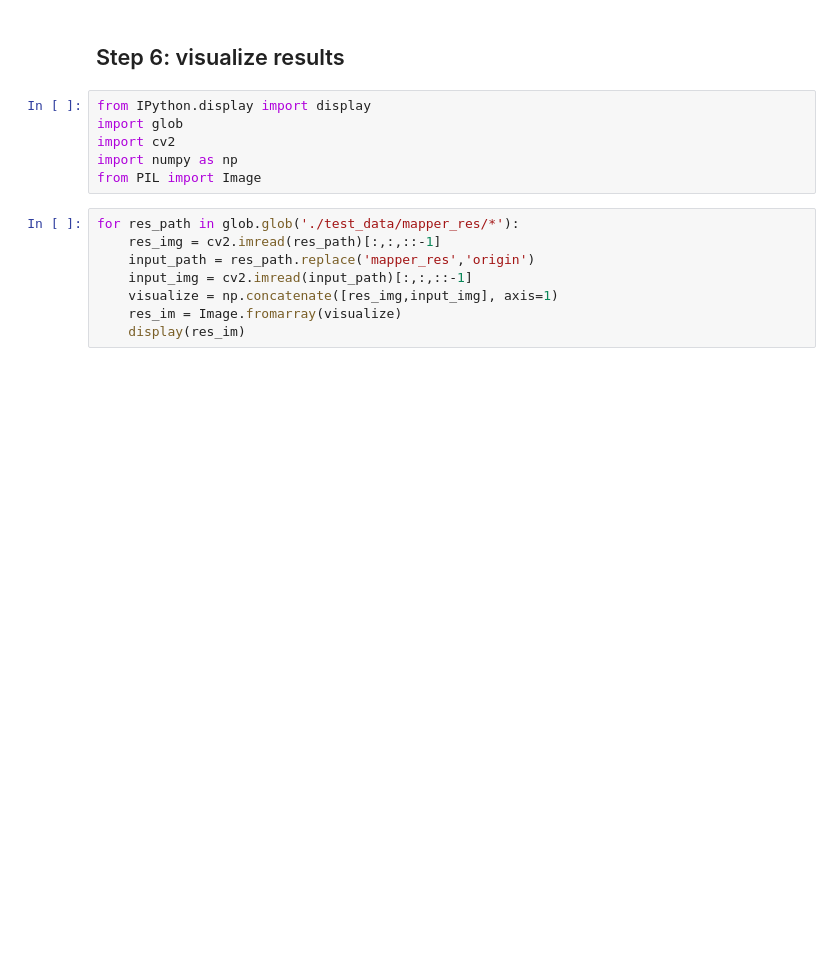
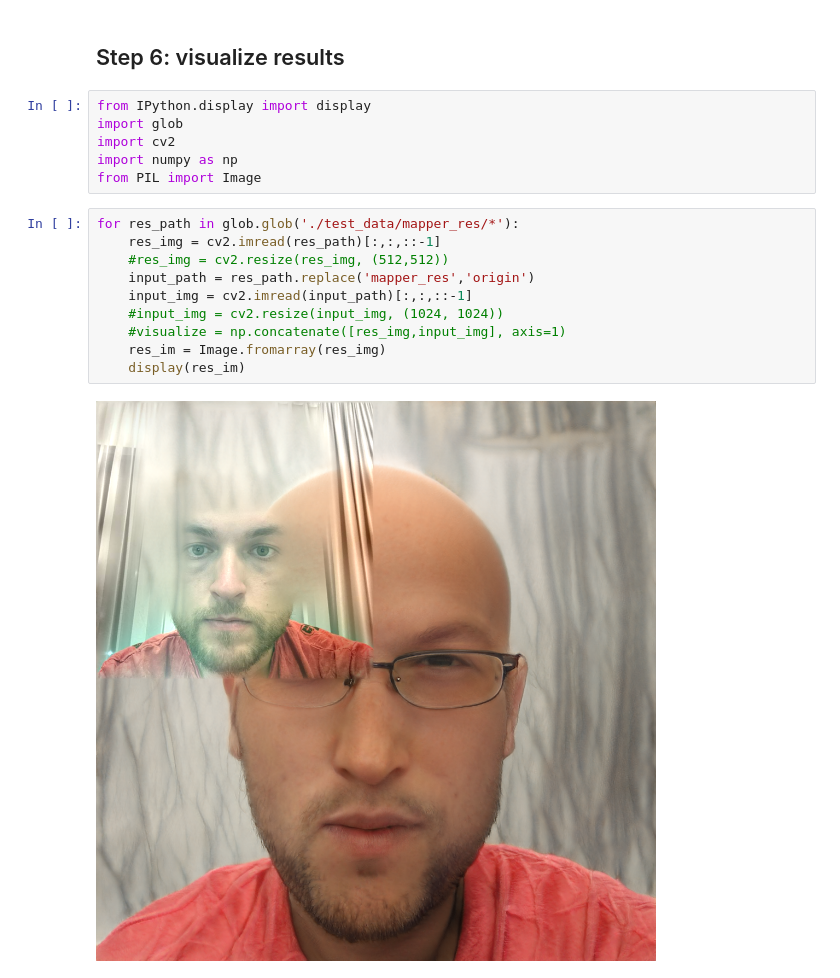
Before and after one commit to Lunatik-006/HairMapper, a Jupyter notebook: notebooks/HairMapper.ipynb, the cells around one changed output. Saved outputs shown, nothing was run; the diff lists cells and outputs as text; blank space fills up the shorter version.

```diff
--- a/notebooks/HairMapper.ipynb
+++ b/notebooks/HairMapper.ipynb
@@ -360,8 +374,12 @@ from PIL import Image
 # %%
 for res_path in glob.glob('./test_data/mapper_res/*'):
     res_img = cv2.imread(res_path)[:,:,::-1]
+    #res_img = cv2.resize(res_img, (512,512))
     input_path = res_path.replace('mapper_res','origin')
     input_img = cv2.imread(input_path)[:,:,::-1]
-    visualize = np.concatenate([res_img,input_img], axis=1)
-    res_im = Image.fromarray(visualize)
+    #input_img = cv2.resize(input_img, (1024, 1024))
+    #visualize = np.concatenate([res_img,input_img], axis=1)
+    res_im = Image.fromarray(res_img)
     display(res_im)
+# %% [output]
+[figure, added]
```
Also changed, not shown: parts of 6 cells of this notebook.
